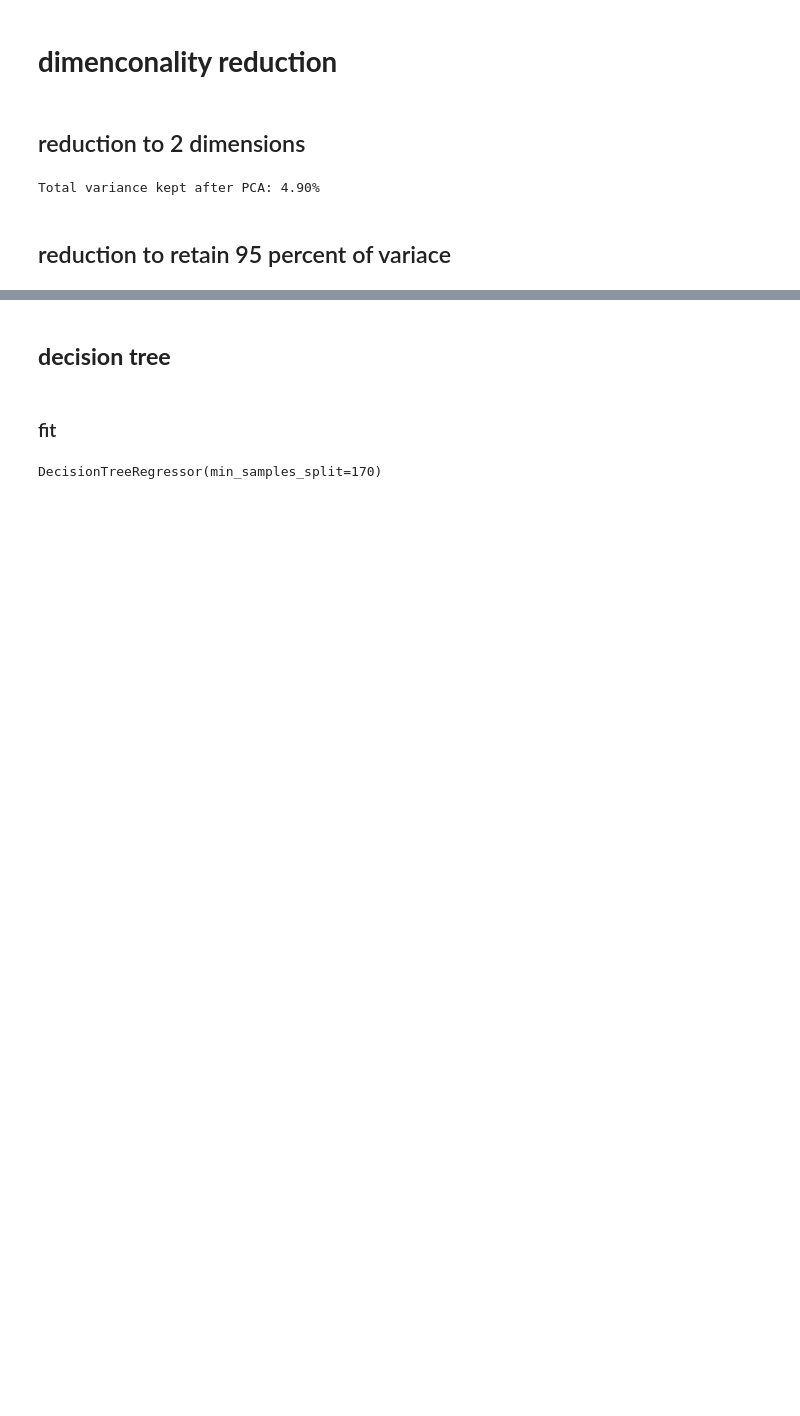
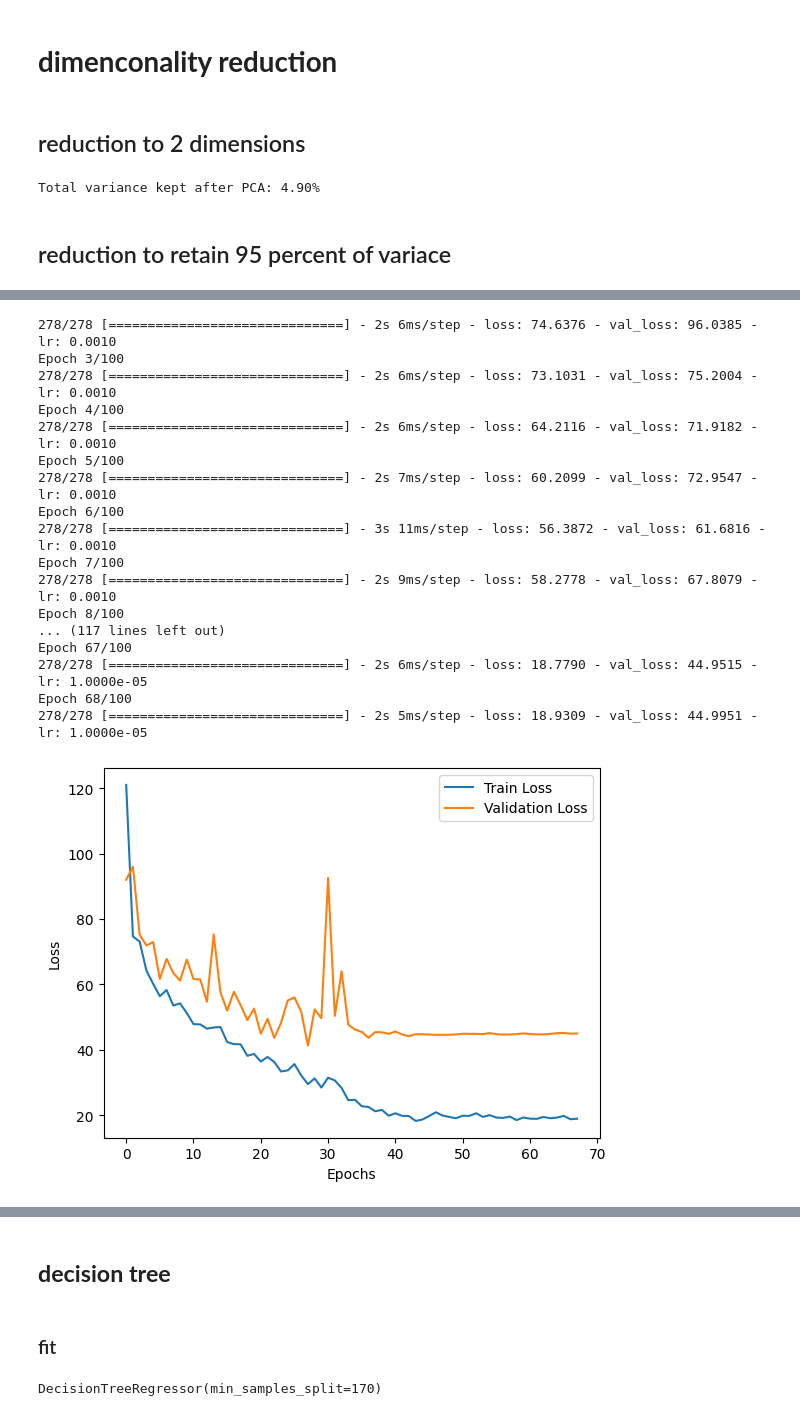
Before and after one commit to mvajhi/Introduction-to-Data-Science, a Jupyter notebook: final/phase2.ipynb, the cells around one changed output, grey strips where cells are left out. Cells and saved outputs as stored; diff of their text form; code cells hidden in the pictures; blank space fills up the shorter version.

```diff
--- a/final/phase2.ipynb
+++ b/final/phase2.ipynb
@@ -287,0 +292,60 @@ X_val_pca = pca.transform(X_val_scaled)
+# %%
+import numpy as np
+import pandas as pd
+from sklearn.model_selection import train_test_split
+from sklearn.preprocessing import StandardScaler
+from sklearn.metrics import mean_squared_error, mean_absolute_error, r2_score
+import tensorflow as tf
+from tensorflow.keras.models import Sequential
+from tensorflow.keras.layers import Dense, Dropout
+from tensorflow.keras.optimizers import Adam
+from tensorflow.keras.callbacks import EarlyStopping, ModelCheckpoint, ReduceLROnPlateau
+import matplotlib.pyplot as plt
+
+
+model = Sequential([
+    Dense(256, activation='PReLU', input_shape=(X_train_scaled.shape[1],)),
+    Dropout(0.2),
+    Dense(256, activation='PReLU'),
+    Dropout(0.2),
+    Dense(128, activation='PReLU'),
+    Dropout(0.2),
+    Dense(64, activation='PReLU'),
+    Dense(1, activation='linear')
+])
+
+
+model.compile(optimizer=Adam(learning_rate=0.001), loss='mean_squared_error')
+
+
+early_stopping = EarlyStopping(monitor='val_loss', patience=40, restore_best_weights=True)
+model_checkpoint = ModelCheckpoint('best_model.h5', save_best_only=True, monitor='val_loss')
+reduce_lr = ReduceLROnPlateau(monitor='val_loss', factor=0.2, patience=5, min_lr=0.00001)
+
+
+history = model.fit(X_train_scaled, y_train, validation_data=(X_val_scaled, y_val), epochs=100, batch_size=32,
+                    callbacks=[early_stopping, model_checkpoint, reduce_lr])
+
+
+plt.plot(history.history['loss'], label='Train Loss')
+plt.plot(history.history['val_loss'], label='Validation Loss')
+plt.xlabel('Epochs')
+plt.ylabel('Loss')
+plt.legend()
+plt.show()
+
+y_pred = model.predict(X_test_scaled)
+
+
+mse = mean_squared_error(y_test, y_pred)
+mae = mean_absolute_error(y_test, y_pred)
+r2 = r2_score(y_test, y_pred)
+
+print(f'Mean Squared Error: {mse}')
+print(f'Mean Absolute Error: {mae}')
+print(f'R^2 Score: {r2}')
+
+
+print("Model Architecture:")
+model.summary()
+# %% [output]
@@ -287,0 +355,18 @@ X_val_pca = pca.transform(X_val_scaled)
+278/278 [==============================] - 2s 6ms/step - loss: 74.6376 - val_loss: 96.0385 - lr: 0.0010
+Epoch 3/100
+278/278 [==============================] - 2s 6ms/step - loss: 73.1031 - val_loss: 75.2004 - lr: 0.0010
+Epoch 4/100
+278/278 [==============================] - 2s 6ms/step - loss: 64.2116 - val_loss: 71.9182 - lr: 0.0010
+Epoch 5/100
+278/278 [==============================] - 2s 7ms/step - loss: 60.2099 - val_loss: 72.9547 - lr: 0.0010
+Epoch 6/100
+278/278 [==============================] - 3s 11ms/step - loss: 56.3872 - val_loss: 61.6816 - lr: 0.0010
+Epoch 7/100
+278/278 [==============================] - 2s 9ms/step - loss: 58.2778 - val_loss: 67.8079 - lr: 0.0010
+Epoch 8/100
+... (117 lines left out)
+Epoch 67/100
+278/278 [==============================] - 2s 6ms/step - loss: 18.7790 - val_loss: 44.9515 - lr: 1.0000e-05
+Epoch 68/100
+278/278 [==============================] - 2s 5ms/step - loss: 18.9309 - val_loss: 44.9951 - lr: 1.0000e-05
+[figure, added]
```
Also changed, not shown: parts of 8 cells of this notebook.
